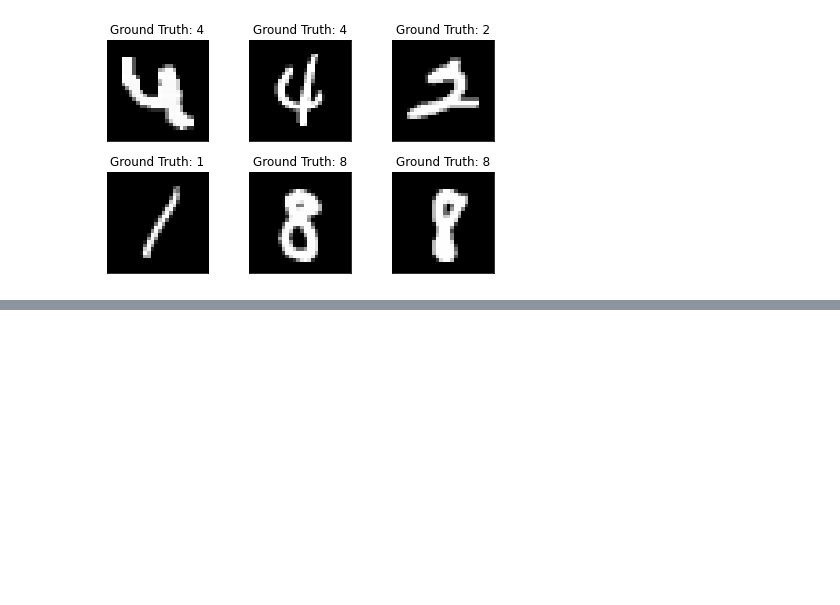
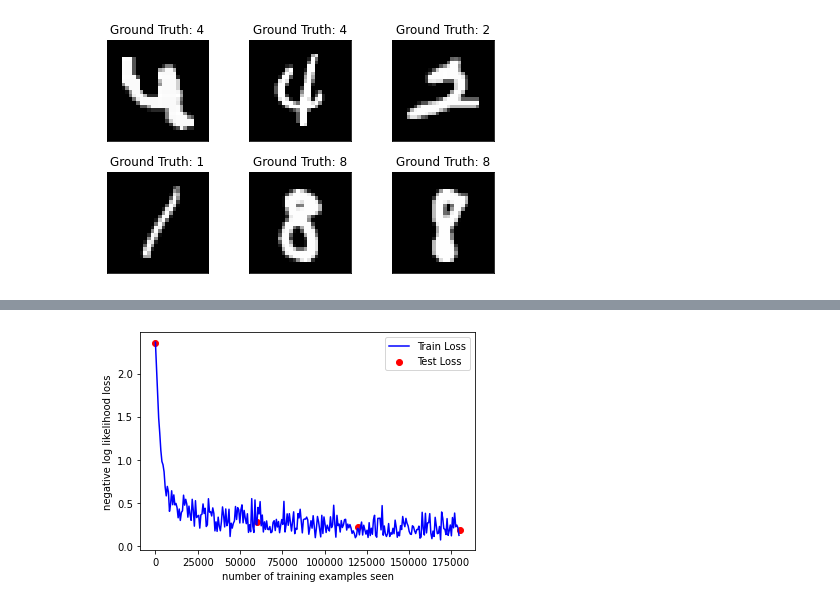
Before and after one commit to Jimedem97/KI, a Jupyter notebook: Übung 1/Uebung1.ipynb, the cells around one changed output, grey strips where cells are left out. Drawn from its saved outputs; the diff is of its cells as text; code cells hidden in the pictures; blank space fills up the shorter version.

```diff
--- a/Übung 1/Uebung1.ipynb
+++ b/Übung 1/Uebung1.ipynb
@@ -180,0 +216,3 @@ fig
+# %%
+evalNormal(50)
+# %% [output]
@@ -180,0 +236 @@ fig
+[figure, added]
```
Also changed, not shown: parts of 25 cells of this notebook, 2 other files.
